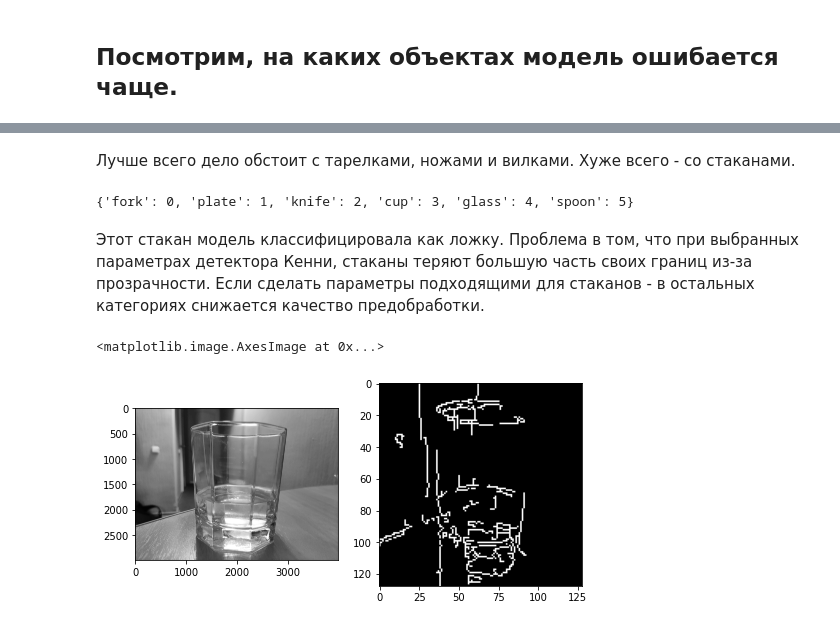
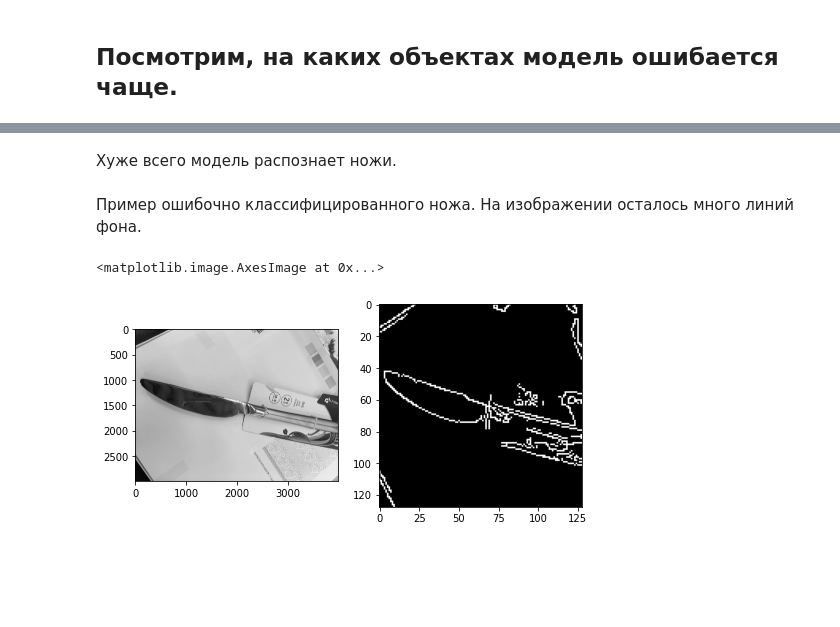
Before and after one commit to TFofanova-py/dish_classifier_NIS, a Jupyter notebook: Bag_of_words.ipynb, the cells around one changed output, grey strips where cells are left out. Saved outputs shown, nothing was run; the diff lists cells and outputs as text; code cells hidden in the pictures; blank space fills up the shorter version.

```diff
--- a/Bag_of_words.ipynb
+++ b/Bag_of_words.ipynb
@@ -640,19 +636,17 @@ sns.heatmap(confusion_matrix(predict, y_val, normalize="true"),
 # %% [markdown]
-Лучше всего дело обстоит с тарелками, ножами и вилками. Хуже всего - со стаканами.
+Хуже всего модель распознает ножи.
 # %%
-slovar
+# val_result[val_result["y_true"] == "knife"]
-# %% [output]
-{'fork': 0, 'plate': 1, 'knife': 2, 'cup': 3, 'glass': 4, 'spoon': 5}
-# %% [markdown]
-Этот стакан модель классифицировала как ложку. Проблема в том, что при выбранных параметрах детектора Кенни, стаканы теряют большую часть своих границ из-за прозрачности. Если сделать параметры подходящими для стаканов - в остальных категориях снижается качество предобработки.
+# %% [markdown]
+Пример ошибочно классифицированного ножа. На изображении осталось много линий фона.
 # %%
-img = cv2.imread("./Dataset_origin/glass/IMG_20211118_154923.jpg", cv2.IMREAD_GRAYSCALE)
+img = cv2.imread("./Dataset_origin/knife/IMG_20211216_123611.jpg", cv2.IMREAD_GRAYSCALE)
 
 img_prepared = first_prepare(img)
 
 fig, axx = plt.subplots(1, 2, figsize= (8,4))
 axx[0].imshow(img, cmap="gray")
 axx[1].imshow(img_prepared, cmap="gray")
 # %% [output]
 <matplotlib.image.AxesImage at 0x...>
-[figure, old version]
+[figure, new version]
```
Also changed, not shown: parts of 21 cells of this notebook.
